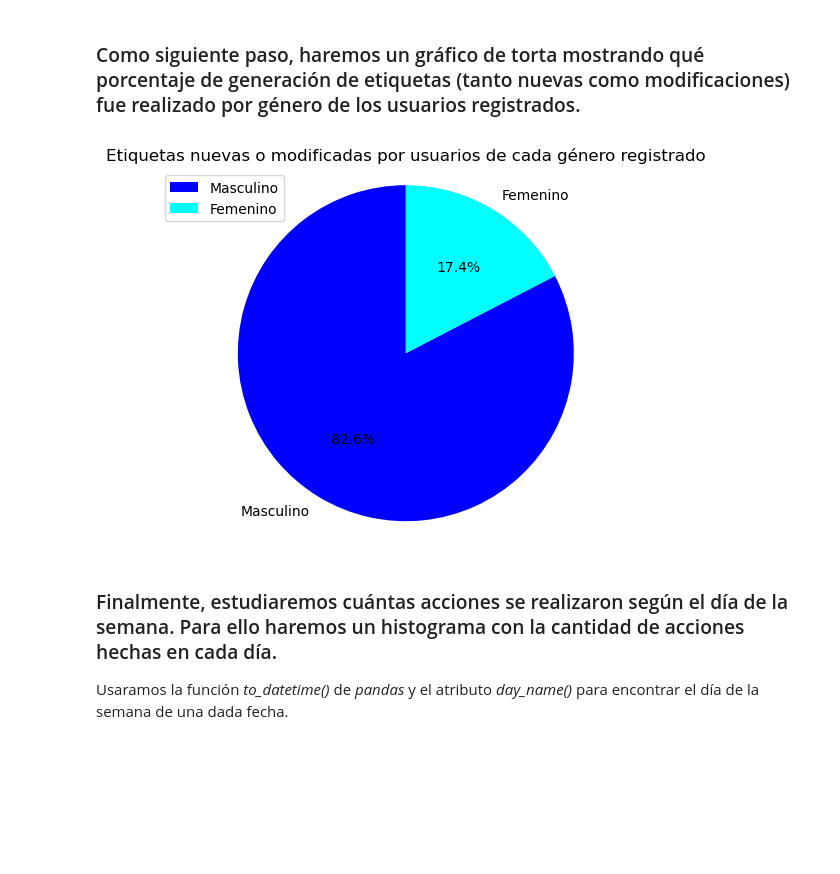
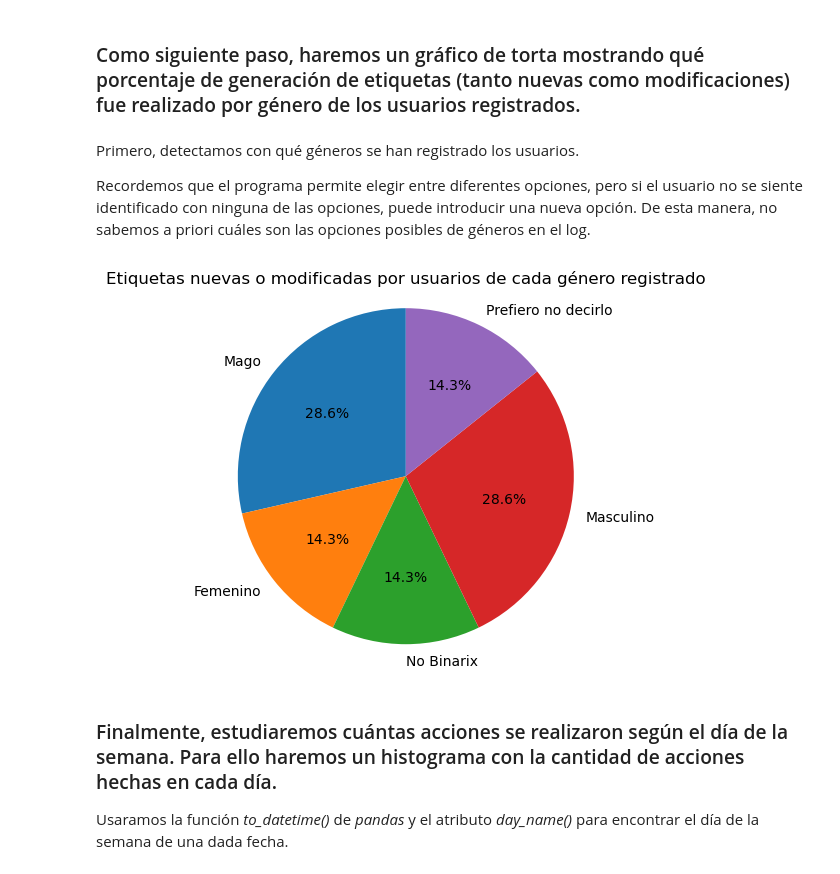
Before and after one commit to Petercantropvs/UNLPImage, a Jupyter notebook: unlpimage/estadisticas_jupyter.ipynb, the cells around one changed output. Saved outputs shown, nothing was run; the diff lists cells and outputs as text; code cells hidden in the pictures; blank space fills up the shorter version.

```diff
--- a/unlpimage/estadisticas_jupyter.ipynb
+++ b/unlpimage/estadisticas_jupyter.ipynb
@@ -81,7 +81,7 @@ for name in users:
     etiquetas_cambios.append(df[(df["Action"] == "Modificó información en las imágenes del directorio") & (df["User"] == name)]["Action"].count())
     editoperfil.append(df[(df["Action"] == "El usuario editó su perfil.") & (df["User"] == name)]["Action"].count())
     configuracion.append(df[(df["Action"] == "Cambió la configuración") & (df["User"] == name)]["Action"].count())
-    memes.append(df[(df["Action"] == "Creó un meme") & (df["User"] == name)]["Action"].count())
+    memes.append(df[(df["Action"] == "Generó un meme") & (df["User"] == name)]["Action"].count())
     collage.append(df[(df["Action"] == "Creó un collage") & (df["User"] == name)]["Action"].count())
 
 #En el gráfico no diferenciaremos entre guardado de etiquetas nuevas o modificación de ellas.
@@ -144,39 +144,39 @@ Index(['Cambió la configuración', 'Creo nuevo perfil.', 'Creó un collage',
 # %% [markdown]
 ### Como siguiente paso, haremos un gráfico de torta mostrando qué porcentaje de generación de etiquetas (tanto nuevas como modificaciones) fue realizado por género de los usuarios registrados.
+# %% [markdown]
+Primero, detectamos con qué géneros se han registrado los usuarios.
+
+Recordemos que el programa permite elegir entre diferentes opciones, pero si el usuario no se siente identificado con ninguna de las opciones, puede introducir una nueva opción. De esta manera, no sabemos a priori cuáles son las opciones posibles de géneros en el log.
 # %%
-#Primero, detectamos con qué géneros se han registrado los usuarios.
-#Recordemos que el programa permite elegir entre diferentes opciones, pero si el usuario no se siente identificado
-#con ninguna de las opciones, puede introducir una nueva opción. De esta manera, no sabemos a priori cuáles son las
-#opciones posibles de géneros en el log.
 
 gens = []
 
 for name in df["User"]:
     gens.append(df_users[name]["genero"])
 df["Generos"] = gens
 
 gen_unicos = df["Generos"].unique()
 
 #Una vez armada la lista de géneros, haremos el gráfico de manera similar como hicimos el primero de esta sección.
 suma = []
 for gen in gen_unicos:
     count = ((df["Generos"] == gen) & ((df["Action"] == "Guardó información nueva en las imágenes del directorio") | (df["Action"] == "Modificó información en las imágenes del directorio")) ).sum()
     suma.append(count)
 
 #Usamos plt.pie de matplotlib para genera el gráfico de torta.
-plt.pie(suma, labels=gen_unicos, colors=['blue', 'cyan'], autopct='%1.1f%%', startangle=90)
+plt.pie(suma, labels=gen_unicos, autopct='%1.1f%%', startangle=90)
 
 
 plt.axis('equal')
 
 
-plt.legend(loc='upper left')
+#plt.legend(loc='upper left')
 
 plt.title("Etiquetas nuevas o modificadas por usuarios de cada género registrado")
 
 plt.show()
 # %% [output]
-[figure, old version]
+[figure, new version]
 # %% [markdown]
 ### Finalmente, estudiaremos cuántas acciones se realizaron según el día de la semana. Para ello haremos un histograma con la cantidad de acciones hechas en cada día.
 
```
Also changed, not shown: parts of 18 cells of this notebook.
